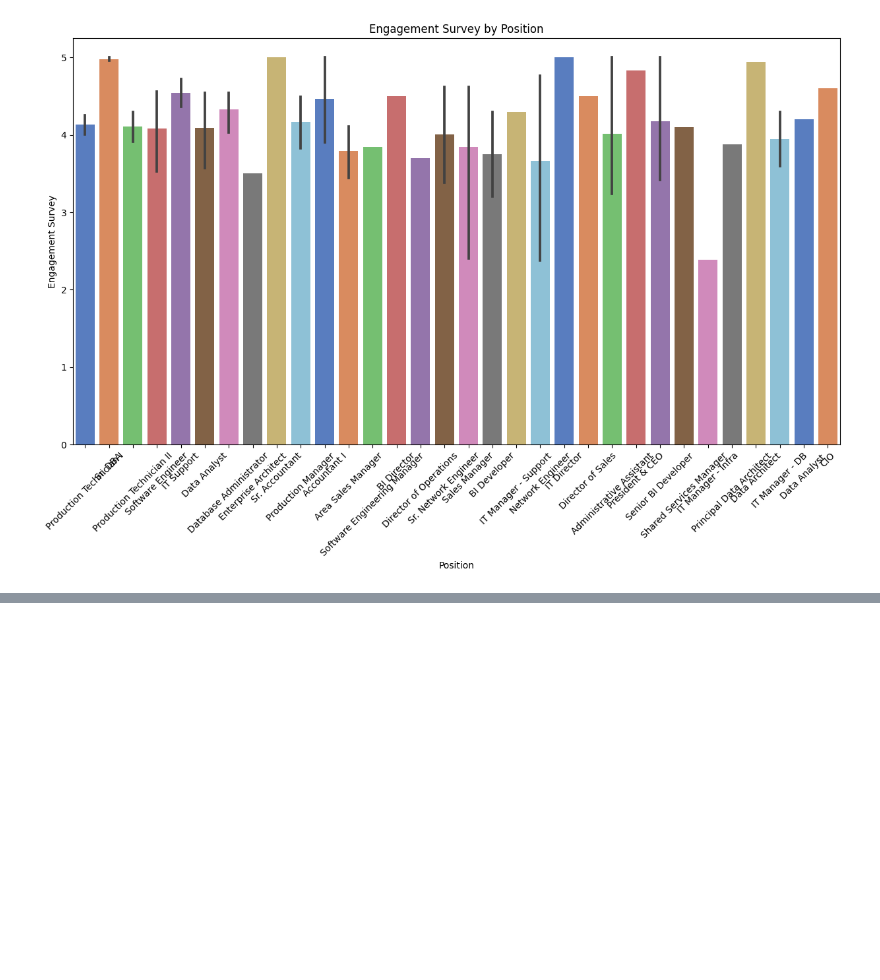
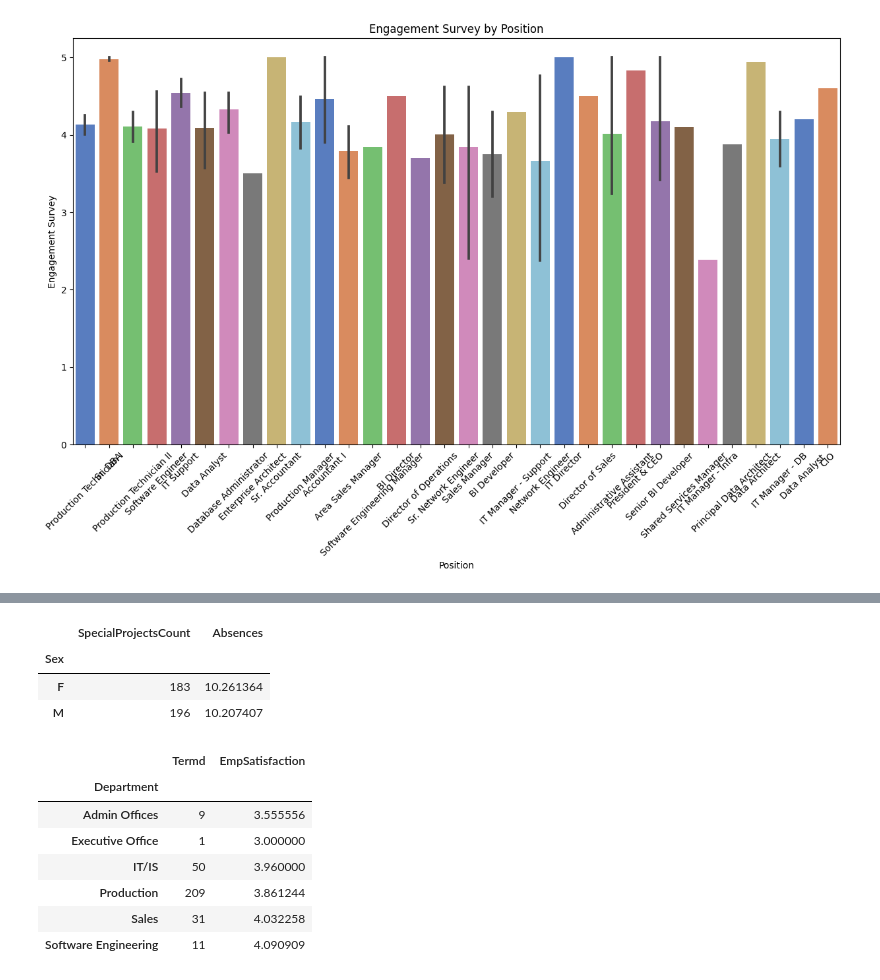
Before and after one commit to azaz9026/EDA, a Jupyter notebook: HR Dataset/EDA_on_HRDataset.ipynb, the cells around one changed output, grey strips where cells are left out. Drawn from its saved outputs; the diff is of its cells as text; code cells hidden in the pictures; blank space fills up the shorter version.

```diff
--- a/HR Dataset/EDA_on_HRDataset.ipynb
+++ b/HR Dataset/EDA_on_HRDataset.ipynb
@@ -680,0 +833,18 @@ plt.show()
+# %%
+df.groupby('Sex').agg({'SpecialProjectsCount' : 'sum' , 'Absences' : 'mean'})
+# %% [output]
+|  | SpecialProjectsCount | Absences |
+| Sex |  |  |
+| F | 183 | 10.261364 |
+| M | 196 | 10.207407 |
+# %%
+df.groupby('Department').agg({'Termd' : 'count' , 'EmpSatisfaction' : 'mean' })
+# %% [output]
+|  | Termd | EmpSatisfaction |
+| Department |  |  |
+| Admin Offices | 9 | 3.555556 |
+| Executive Office | 1 | 3.000000 |
+| IT/IS | 50 | 3.960000 |
+| Production | 209 | 3.861244 |
+| Sales | 31 | 4.032258 |
+| Software Engineering | 11 | 4.090909 |
```
Also changed, not shown: parts of 13 cells of this notebook.
